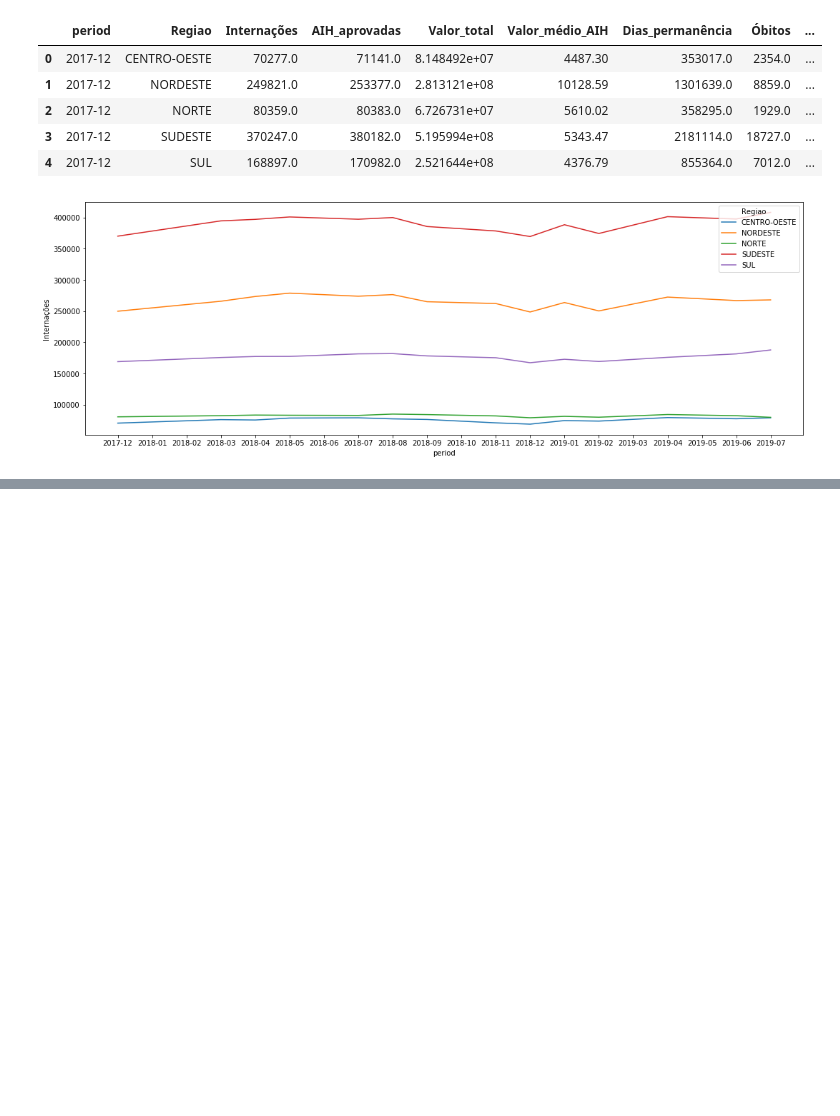
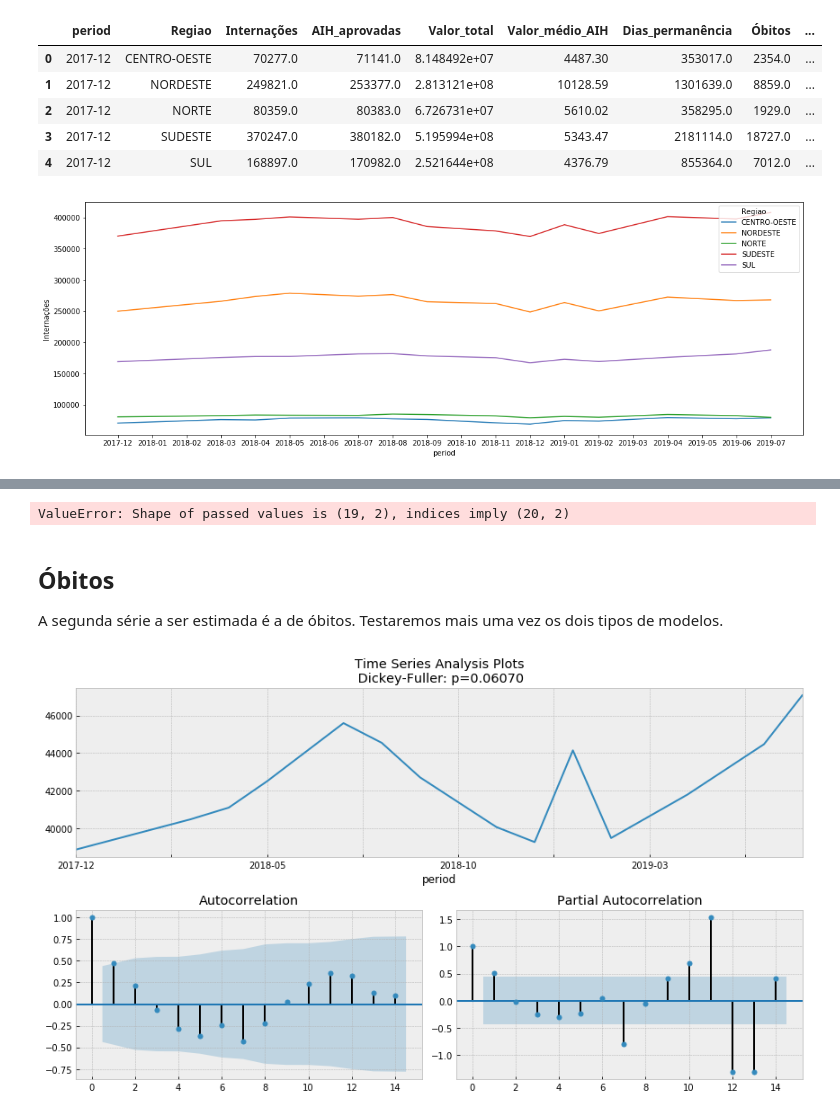
Before and after one commit to leshiota/case_sulamerica, a Jupyter notebook: notebooks/analise.ipynb, the cells around one changed output, grey strips where cells are left out. Cells and saved outputs as stored; diff of their text form; code cells hidden in the pictures; blank space fills up the shorter version.

```diff
--- a/notebooks/analise.ipynb
+++ b/notebooks/analise.ipynb
@@ -310,0 +390,22 @@ sns.lineplot(x='period', y='Internações',
+# %%
+#put all results in dataframes and plot forecast, fitted models and series
+
+forecast = {'Internacoes_ARIMA_forecast':model_ARIMA_forecast[0],
+            'Internacoes_HW_forecast':np.array(model_ets_forecast)}
+fitted = {'Internacoes_ARIMA_fitted':np.array(model_ARIMA_fitted),
+            'Internacoes_HW_fitted':np.array(model_ets_fit.fittedvalues)}
+
+df_internacoes_fitted = pd.DataFrame(fitted, index=model_ets_fit.fittedvalues.index)
+df_internacoes_forecast = pd.DataFrame(forecast, index=model_ets_forecast.index)
+# %% [output]
+ValueError: Shape of passed values is (19, 2), indices imply (20, 2)
+# %% [markdown]
+## Óbitos
+
+A segunda série a ser estimada é a de óbitos. Testaremos mais uma vez os dois tipos de modelos.
+# %%
+# ARIMA Model for Óbitos
+y=X['Óbitos']
+sl.tsplot(y=y)
+# %% [output]
+[figure, added]
```
Also changed, not shown: parts of 37 cells of this notebook, 6 other files.
